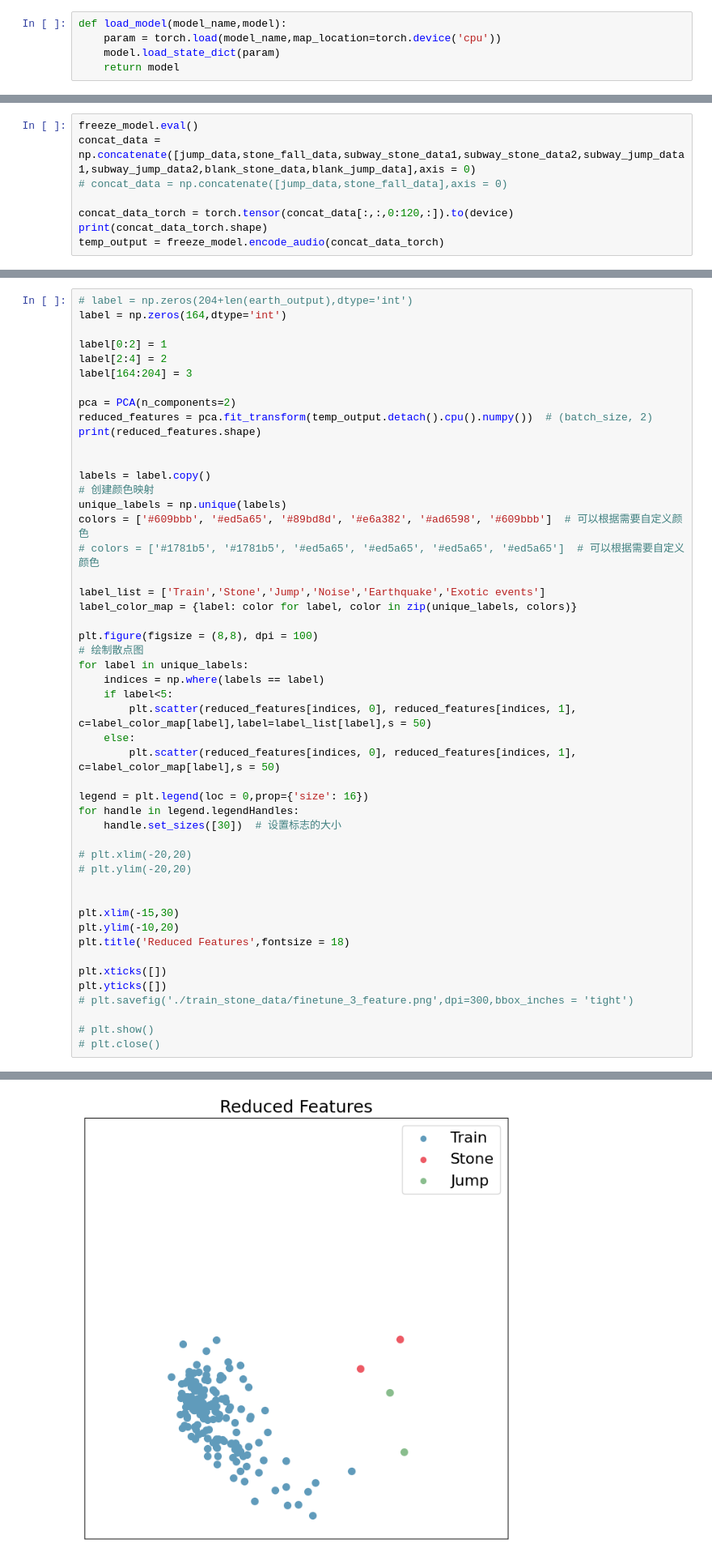
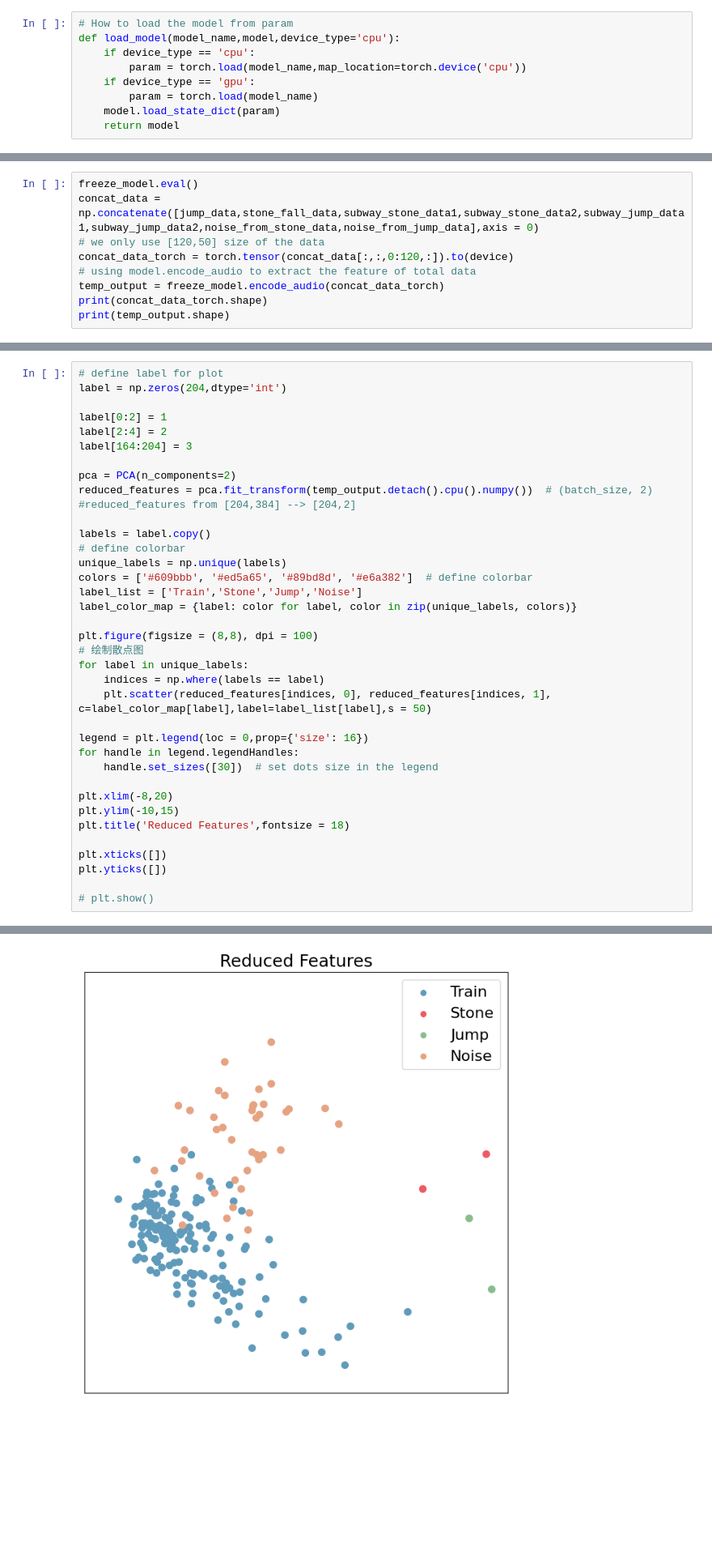
Before and after one commit to sixu0/SeisCLIP, a Jupyter notebook: Zero_shot/Demo_zeroshot_pred.ipynb, the cells around one changed output, grey strips where cells are left out. Shown: that part at 81% size. Drawn from its saved outputs; the diff is of its cells as text; blank space fills up the shorter version.

```diff
--- a/Zero_shot/Demo_zeroshot_pred.ipynb
+++ b/Zero_shot/Demo_zeroshot_pred.ipynb
@@ -8,6 +31,10 @@ from model.model_seismic_clip import *
 # %%
-def load_model(model_name,model):
-    param = torch.load(model_name,map_location=torch.device('cpu'))
+# How to load the model from param
+def load_model(model_name,model,device_type='cpu'):
+    if device_type == 'cpu':
+        param = torch.load(model_name,map_location=torch.device('cpu'))
+    if device_type == 'gpu':
+        param = torch.load(model_name)
     model.load_state_dict(param)
     return model
 # %%
@@ -212,10 +152,11 @@ plt.show()
 # %%
 freeze_model.eval()
-concat_data = np.concatenate([jump_data,stone_fall_data,subway_stone_data1,subway_stone_data2,subway_jump_data1,subway_jump_data2,blank_stone_data,blank_jump_data],axis = 0)
-# concat_data = np.concatenate([jump_data,stone_fall_data],axis = 0)
-
+concat_data = np.concatenate([jump_data,stone_fall_data,subway_stone_data1,subway_stone_data2,subway_jump_data1,subway_jump_data2,noise_from_stone_data,noise_from_jump_data],axis = 0)
+# we only use [120,50] size of the data
 concat_data_torch = torch.tensor(concat_data[:,:,0:120,:]).to(device)
+# using model.encode_audio to extract the feature of total data
+temp_output = freeze_model.encode_audio(concat_data_torch)
 print(concat_data_torch.shape)
-temp_output = freeze_model.encode_audio(concat_data_torch)
+print(temp_output.shape)
 # %% [output]
 torch.Size([204, 3, 120, 50])
@@ -224,53 +166,41 @@ from sklearn.decomposition import PCA
 # %%
-# label = np.zeros(204+len(earth_output),dtype='int')
-label = np.zeros(164,dtype='int')
+# define label for plot
+label = np.zeros(204,dtype='int')
 
 label[0:2] = 1
 label[2:4] = 2
 label[164:204] = 3
 
 pca = PCA(n_components=2)
 reduced_features = pca.fit_transform(temp_output.detach().cpu().numpy())  # (batch_size, 2)
-print(reduced_features.shape)
-
+#reduced_features from [204,384] --> [204,2]
 
 labels = label.copy()
-# 创建颜色映射
+# define colorbar
 unique_labels = np.unique(labels)
-colors = ['#609bbb', '#ed5a65', '#89bd8d', '#e6a382', '#ad6598', '#609bbb']  # 可以根据需要自定义颜色
-# colors = ['#1781b5', '#1781b5', '#ed5a65', '#ed5a65', '#ed5a65', '#ed5a65']  # 可以根据需要自定义颜色
-
-label_list = ['Train','Stone','Jump','Noise','Earthquake','Exotic events']
+colors = ['#609bbb', '#ed5a65', '#89bd8d', '#e6a382']  # define colorbar
+label_list = ['Train','Stone','Jump','Noise']
 label_color_map = {label: color for label, color in zip(unique_labels, colors)}
 
 plt.figure(figsize = (8,8), dpi = 100)
 # 绘制散点图
 for label in unique_labels:
     indices = np.where(labels == label)
-    if label<5:
-        plt.scatter(reduced_features[indices, 0], reduced_features[indices, 1], c=label_color_map[label],label=label_list[label],s = 50)
-    else:
-        plt.scatter(reduced_features[indices, 0], reduced_features[indices, 1], c=label_color_map[label],s = 50)
+    plt.scatter(reduced_features[indices, 0], reduced_features[indices, 1], c=label_color_map[label],label=label_list[label],s = 50)
 
 legend = plt.legend(loc = 0,prop={'size': 16})
 for handle in legend.legendHandles:
-    handle.set_sizes([30])  # 设置标志的大小
+    handle.set_sizes([30])  # set dots size in the legend
 
-# plt.xlim(-20,20)
-# plt.ylim(-20,20)
-
-
-plt.xlim(-15,30)
-plt.ylim(-10,20)
+plt.xlim(-8,20)
+plt.ylim(-10,15)
 plt.title('Reduced Features',fontsize = 18)
 
 plt.xticks([])
 plt.yticks([])
-# plt.savefig('./train_stone_data/finetune_3_feature.png',dpi=300,bbox_inches = 'tight')
 
 # plt.show()
-# plt.close()
 # %% [output]
 (204, 2)
 ([], [])
-[figure, old version]
+[figure, new version]
```
Also changed, not shown: parts of 24 cells of this notebook, 15 other files.
